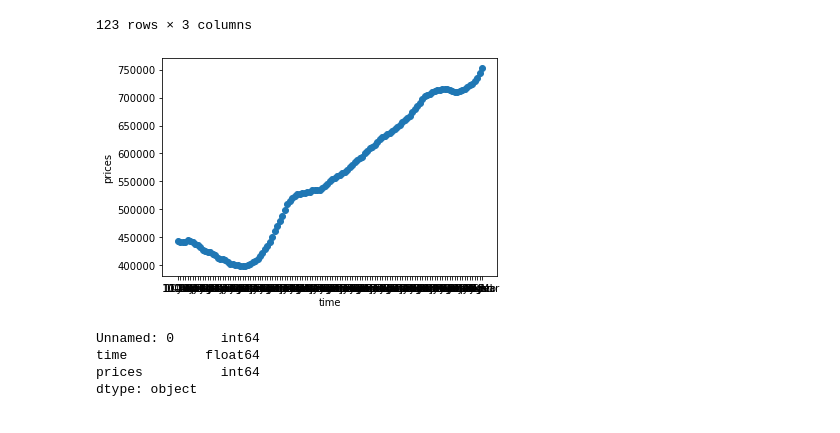
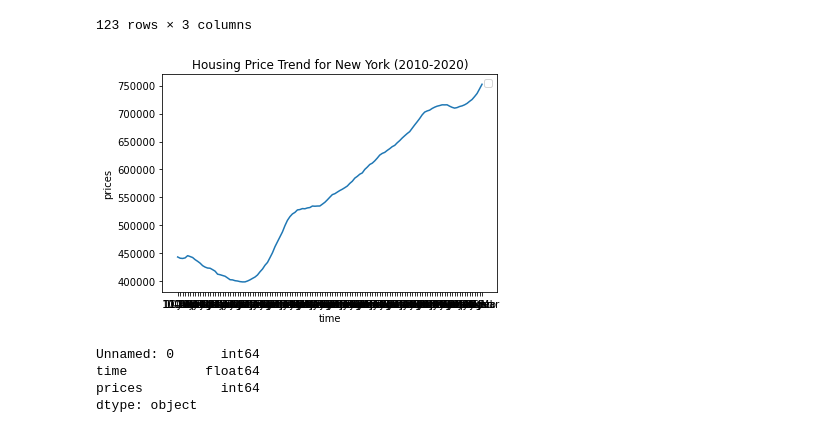
Before and after one commit to tharren12/Group_8_Final_Project, a Jupyter notebook: Notebook/City_Zhvi_AllHomes.ipynb, the cells around one changed output. Drawn from its saved outputs; the diff is of its cells as text; code cells hidden in the pictures.

```diff
--- a/Notebook/City_Zhvi_AllHomes.ipynb
+++ b/Notebook/City_Zhvi_AllHomes.ipynb
@@ -365,12 +365,14 @@ NewYork_df
 # %%
 NewYork_df['time'] =  NewYork_df['time'].apply(lambda x: datetime.strptime(x, "%y-%b"))
 # %%
-plt.scatter(df.time, df.prices)
+plt.plot(df.time, df.prices)
+plt.title('Housing Price Trend for New York (2010-2020)')
 plt.xlabel('time')
 plt.ylabel('prices')
+plt.legend()
 plt.show()
 # %% [output]
-[figure, old version]
+[figure, new version]
 # %%
 NewYork_df['time'] =  NewYork_df['time'].apply(lambda x: fa.datetimeToFloatyear(x))
 # %%
```
Also changed, not shown: parts of 1 cell of this notebook.
